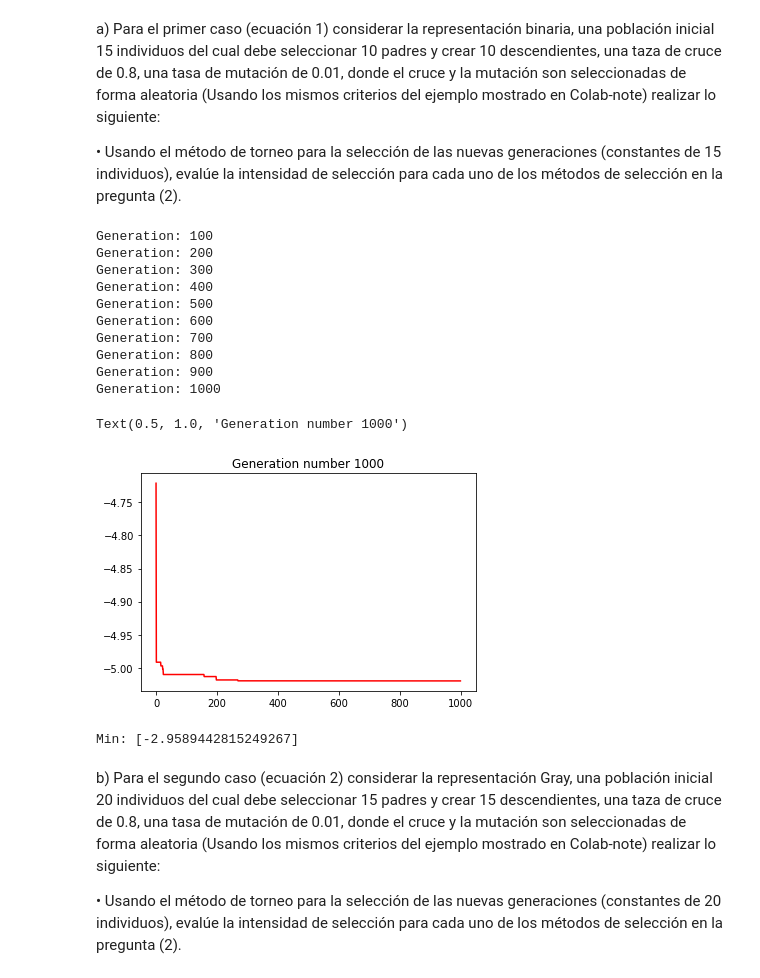
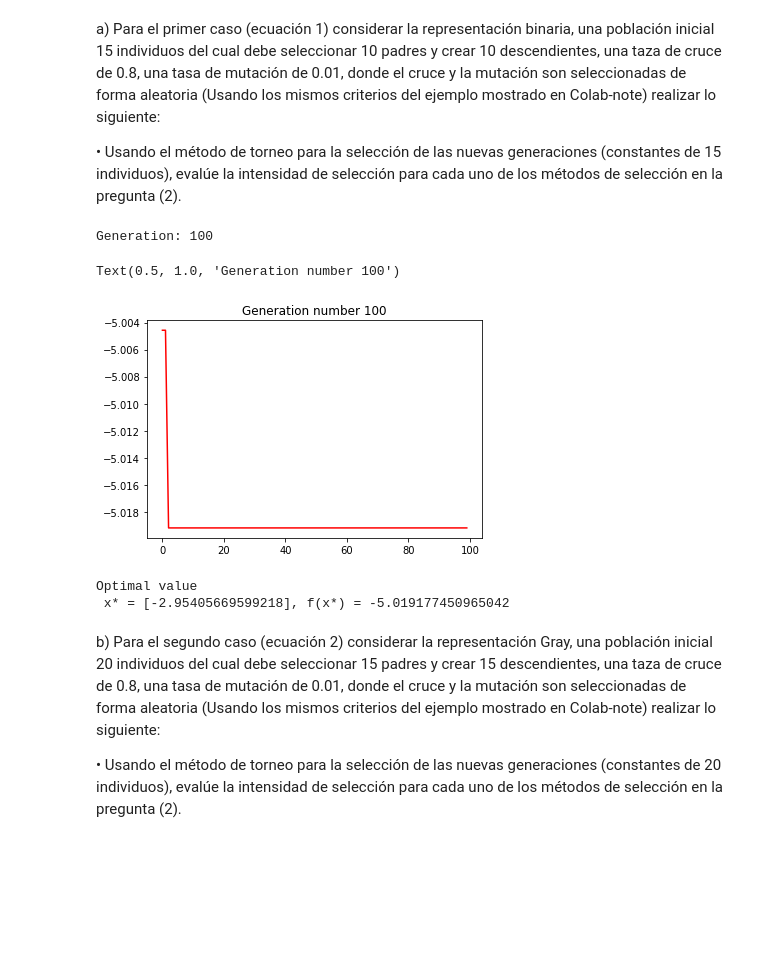
Before and after one commit to jbardalesr/evolutionary-computing, a Jupyter notebook: laboratory/pd3_selection.ipynb, the cells around one changed output. Drawn from its saved outputs; the diff is of its cells as text; code cells hidden in the pictures; blank space fills up the shorter version.

```diff
--- a/laboratory/pd3_selection.ipynb
+++ b/laboratory/pd3_selection.ipynb
@@ -72,7 +72,7 @@ class Individual():
         if args.default_repr == Representation.BIN:
             for k in range(args.n_var):
                 gen = genotype[args.gen_size * k:args.gen_size * (k + 1)]
-                phenotype.append(inverse_map(bin2dec(gen), args.domain[0], args.domain[1]))
+                phenotype.append(inverse_map(bin2dec(gen), args.domain[0], args.eps))
         elif args.default_repr == Representation.GRAY:
             for k in range(args.n_var):
                 gen = genotype[args.gen_size * k:args.gen_size * (k + 1)]
@@ -80,17 +80,17 @@ class Individual():
         else:
             phenotype = copy.deepcopy(genotype)
 
-        return Individual(phenotype, args)
+        return cls(phenotype, args)
 
-    @classmethod
-    def newLike(cls, genotype: list[int], parent: Individual):
+    @staticmethod
+    def newLike(genotype: list[int], parent: Individual):
         args = IndividualArguments(parent.domain, parent.eps, parent.n_var, parent.gen_size, f1, parent.default_repr)
         return Individual.new(genotype, args)
 
     @classmethod
     def newRandom(cls, args: IndividualArguments):
         phenotype = [random.uniform(args.domain[0], args.domain[1]) for _ in range(args.n_var)]
-        return Individual(phenotype, args)
+        return cls(phenotype, args)
 # %% [markdown]
 ### a) Representación del problema (1)
 Implemente un programa en python que represente el cromosoma como una cadena binaria de 10 dígitos (10 bits) y muestre/imprima el Fenotipo y su representación binaria para una población de 10 individuos.
@@ -436,51 +436,43 @@ generation_number = 0
 
 args = IndividualArguments(domain_1, eps_1, n_var_1, GEN_SIZE_1, f1, Representation.BIN)
 population = [Individual.newRandom(args) for _ in range(POPULATION_SIZE)]
-MAX_GENERATION = 1000
+MAX_GENERATION = 100
 best: list[Individual] = []
 
 # SE DETIENE DESPUES DE 500 GENERACIONES
 while generation_number < MAX_GENERATION:
     generation_number += 1
     # SELECCION DE PADRES
     parents = tournament_selection(population)
     crossed_offspring: list[Individual] = []
     # CRUZAMIENTO
     for p1, p2 in zip(parents[::2], parents[1::2]):
         kid1, kid2 = crossover_one_point(p1, p2, CROSSOVER_RATIO)
         crossed_offspring.append(kid1)
         crossed_offspring.append(kid2)
     # MUTACION
     mutated_offspring: list[Individual] = []
     for mutant in crossed_offspring:
         mutated_offspring.append(mutation(mutant, MUTATION_RATIO))
 
     population = mutated_offspring.copy()
 
     best.append(get_best(population))
     if generation_number%100 == 0:
         print("Generation:", generation_number)
 
 plt.plot([f1(x.phenotype) for x in best], "r-")
 plt.title(f"Generation number {generation_number}")
 # %% [output]
 Generation: 100
-Generation: 200
-Generation: 300
-Generation: 400
-Generation: 500
-Generation: 600
-Generation: 700
-Generation: 800
-Generation: 900
-Generation: 1000
-Text(0.5, 1.0, 'Generation number 1000')
+Text(0.5, 1.0, 'Generation number 100')
-[figure, old version]
+[figure, new version]
 # %%
 solution = get_best(best)
-print(f"Min: {solution.phenotype}")
+print(f"Optimal value\n x* = {solution.phenotype}, f(x*) = {f1(solution.phenotype)}")
 # %% [output]
-Min: [-2.9589442815249267]
+Optimal value
+ x* = [-2.95405669599218], f(x*) = -5.019177450965042
 # %% [markdown]
 b) Para el segundo caso (ecuación 2) considerar la representación Gray, una población inicial 20 individuos del cual debe seleccionar 15 padres y crear 15 descendientes, una taza de cruce de 0.8, una tasa de mutación de 0.01, donde el cruce y la mutación son seleccionadas de forma aleatoria (Usando los mismos criterios del ejemplo mostrado en Colab-note) realizar lo siguiente:
 
```
Also changed, not shown: parts of 15 cells of this notebook.
